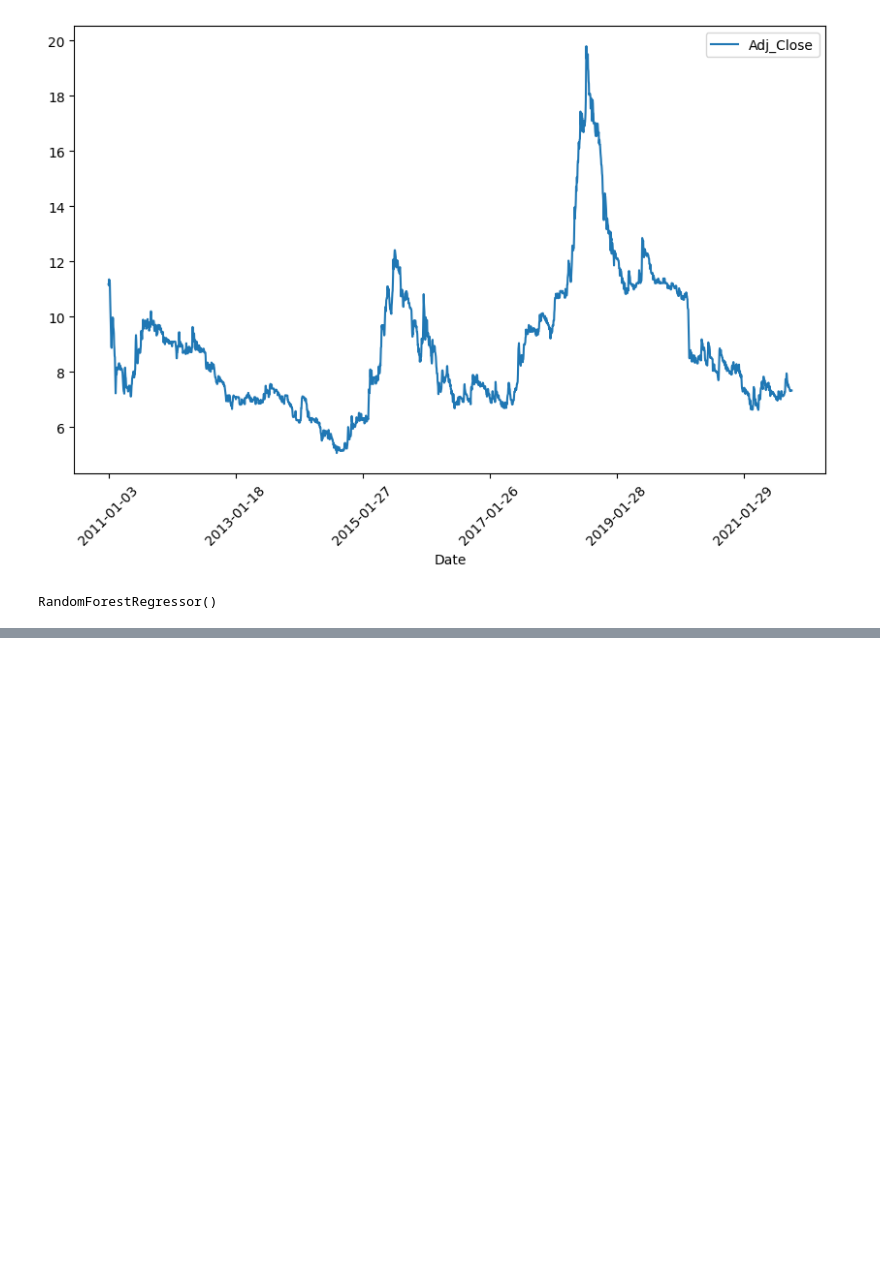
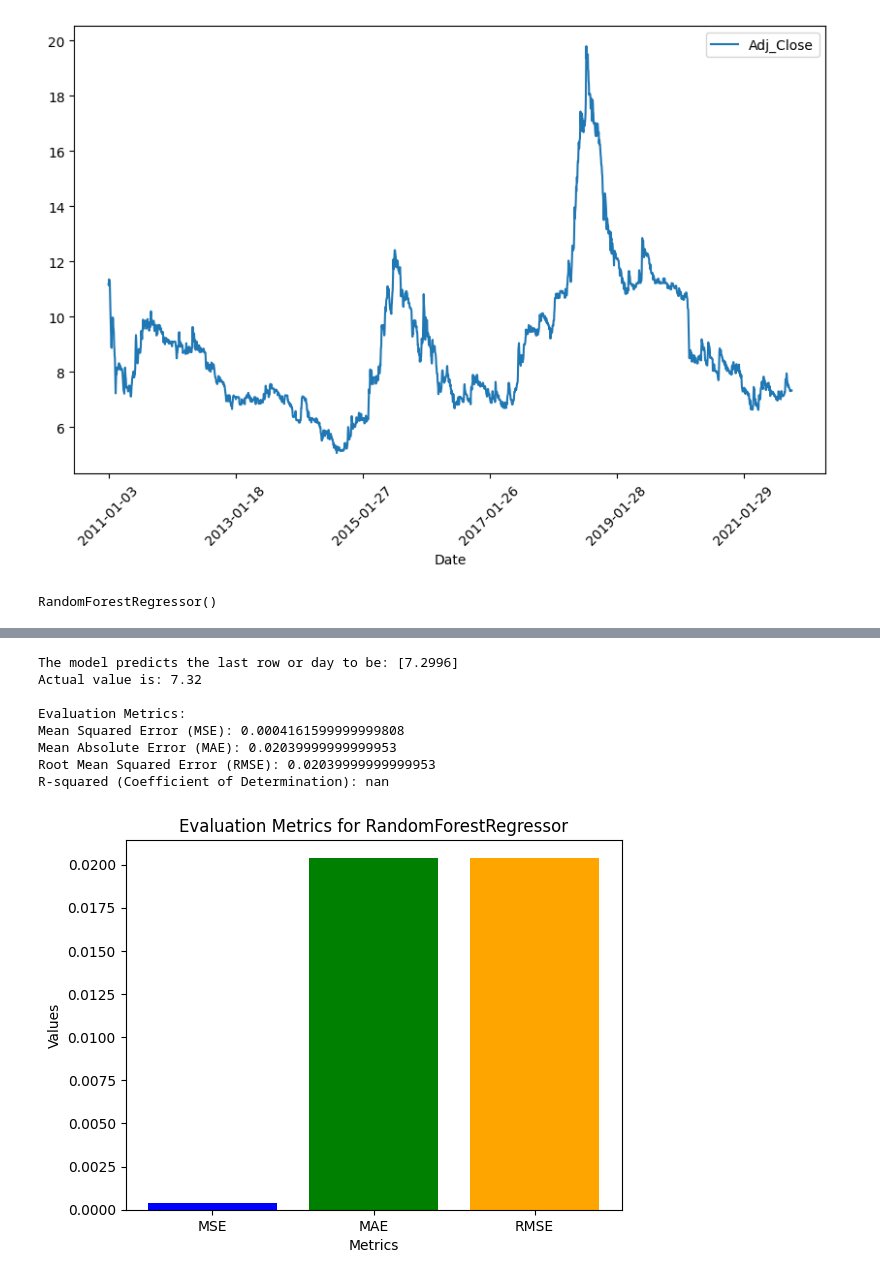
Before and after one commit to Idriss-Chefai/TunisianStockPrediction, a Jupyter notebook: RandomForest.ipynb, the cells around one changed output, grey strips where cells are left out. Saved outputs shown, nothing was run; the diff lists cells and outputs as text; code cells hidden in the pictures; blank space fills up the shorter version.

```diff
--- a/RandomForest.ipynb
+++ b/RandomForest.ipynb
@@ -120,0 +91,53 @@ TypeError: no numeric data to plot
+# %%
+from sklearn.metrics import mean_squared_error, mean_absolute_error, r2_score
+import numpy as np
+
+#Creating the model
+model = RandomForestRegressor()
+
+#Training the model
+X_train = bna_data[['Adj_low', 'Adj_High', 'Volume']][:-1]  # Exclude the last row for testing
+y_train = bna_data['Adj_Close'][:-1]
+model.fit(X_train, y_train)
+
+#Test the model on the last row
+X_test = bna_data[['Adj_low', 'Adj_High', 'Volume']].tail(1)
+y_test = bna_data['Adj_Close'].tail(1)
+prediction = model.predict(X_test)
+
+# Print the predicted and actual values
+print('The model predicts the last row or day to be:', prediction)
+print('Actual value is:', y_test.values[0])
+
+# Calculate evaluation metrics
+mse = mean_squared_error(y_test, prediction)
+mae = mean_absolute_error(y_test, prediction)
+rmse = np.sqrt(mse)
+r_squared = r2_score(y_test, prediction)
+
+print("\nEvaluation Metrics:")
+print("Mean Squared Error (MSE):", mse)
+print("Mean Absolute Error (MAE):", mae)
+print("Root Mean Squared Error (RMSE):", rmse)
+print("R-squared (Coefficient of Determination):", r_squared)
+
+# Plotting the evaluation metrics
+labels = ['MSE', 'MAE', 'RMSE']
+values = [mse, mae, rmse]
+
+plt.bar(labels, values, color=['blue', 'green', 'orange'])
+plt.title('Evaluation Metrics for RandomForestRegressor')
+plt.xlabel('Metrics')
+plt.ylabel('Values')
+
+plt.show()
+# %% [output]
+The model predicts the last row or day to be: [7.2996]
+Actual value is: 7.32
+
+Evaluation Metrics:
+Mean Squared Error (MSE): 0.0004161599999999808
+Mean Absolute Error (MAE): 0.02039999999999953
+Root Mean Squared Error (RMSE): 0.02039999999999953
+R-squared (Coefficient of Determination): nan
+[figure, added]
```
Also changed, not shown: parts of 8 cells of this notebook, 7 other files.
